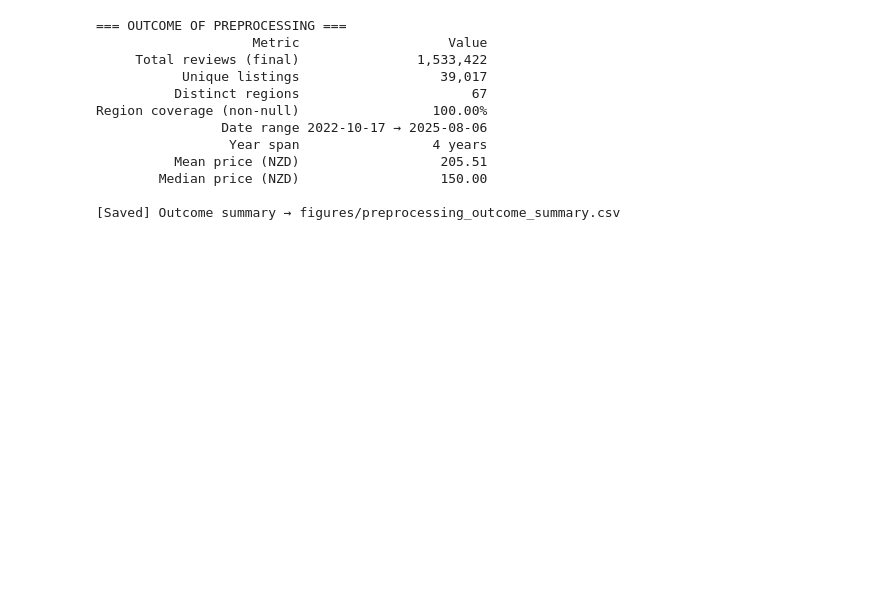
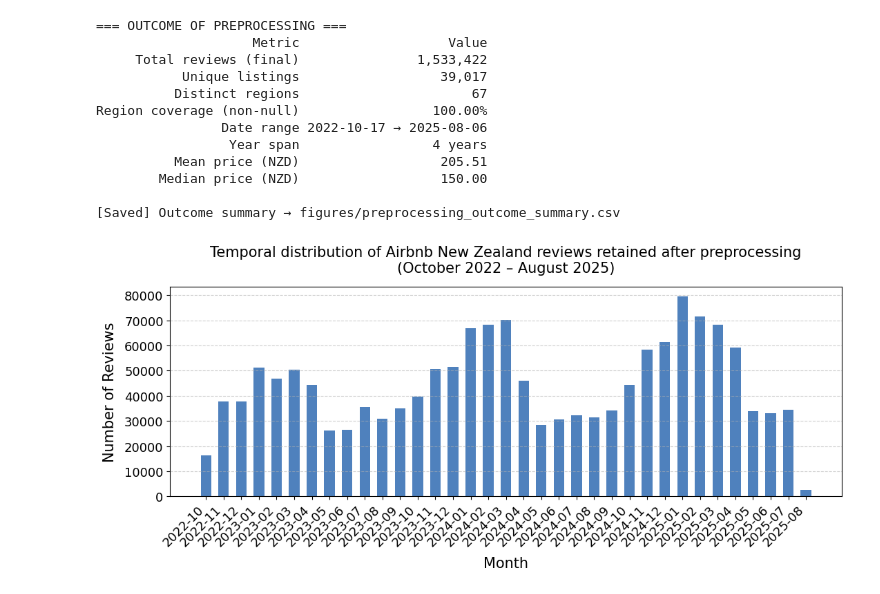
Before and after one commit to nantmoe-theingi/airbnb-nz-deception-sentiment, a Jupyter notebook: notebooks/04_data_preprocessing_pipeline_airbnb.ipynb, the cells around one changed output. Saved outputs shown, nothing was run; the diff lists cells and outputs as text; code cells hidden in the pictures; blank space fills up the shorter version.

Commit message:
updated airbnb data preprocessing pipeline

```diff
--- a/notebooks/04_data_preprocessing_pipeline_airbnb.ipynb
+++ b/notebooks/04_data_preprocessing_pipeline_airbnb.ipynb
@@ -638,3 +617,35 @@ Region coverage (non-null)                 100.00%
         Median price (NZD)                  150.00
 
 [Saved] Outcome summary → figures/preprocessing_outcome_summary.csv
+# %%
+import pandas as pd
+import matplotlib.pyplot as plt
+
+
+df = pd.read_parquet("data/airbnb_reviews_cleaned.parquet")
+
+df['date'] = pd.to_datetime(df['date'], errors='coerce')
+df = df[(df['date'] >= "2022-10-01") & (df['date'] <= "2025-08-31")]
+
+# --- Aggregate monthly review counts ---
+df['year_month'] = df['date'].dt.to_period('M').astype(str)
+monthly_counts = df['year_month'].value_counts().sort_index()
+
+# --- Plot configuration ---
+plt.figure(figsize=(11, 5))
+plt.bar(monthly_counts.index, monthly_counts.values, color="#4F81BD", width=0.6)
+
+# --- Labels, ticks, and title ---
+plt.title("Temporal distribution of Airbnb New Zealand reviews retained after preprocessing\n(October 2022 – August 2025)", fontsize=15, pad=15)
+plt.xlabel("Month", fontsize=15, labelpad=8)
+plt.ylabel("Number of Reviews", fontsize=15, labelpad=8)
+plt.xticks(rotation=45, ha='right', fontsize=13)
+plt.yticks(fontsize=13)
+plt.grid(axis="y", linestyle="--", alpha=0.6)
+
+# --- Tight layout and export as high-resolution PNG ---
+plt.tight_layout()
+plt.savefig("figures/airbnb_review_distribution.png", dpi=300, bbox_inches="tight")
+plt.show()
+# %% [output]
+[figure, added]
```
Also changed, not shown: parts of 4 cells of this notebook.
